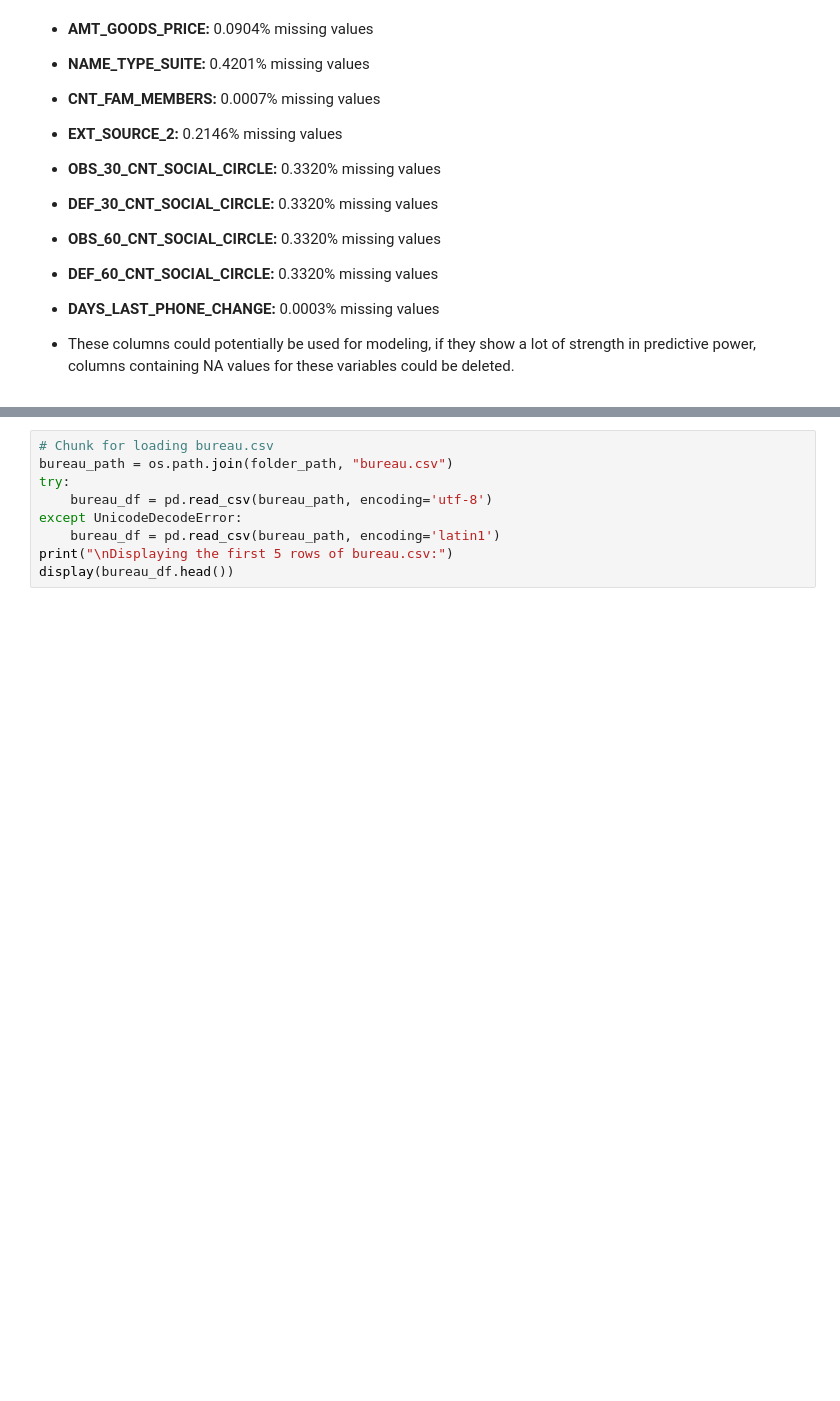
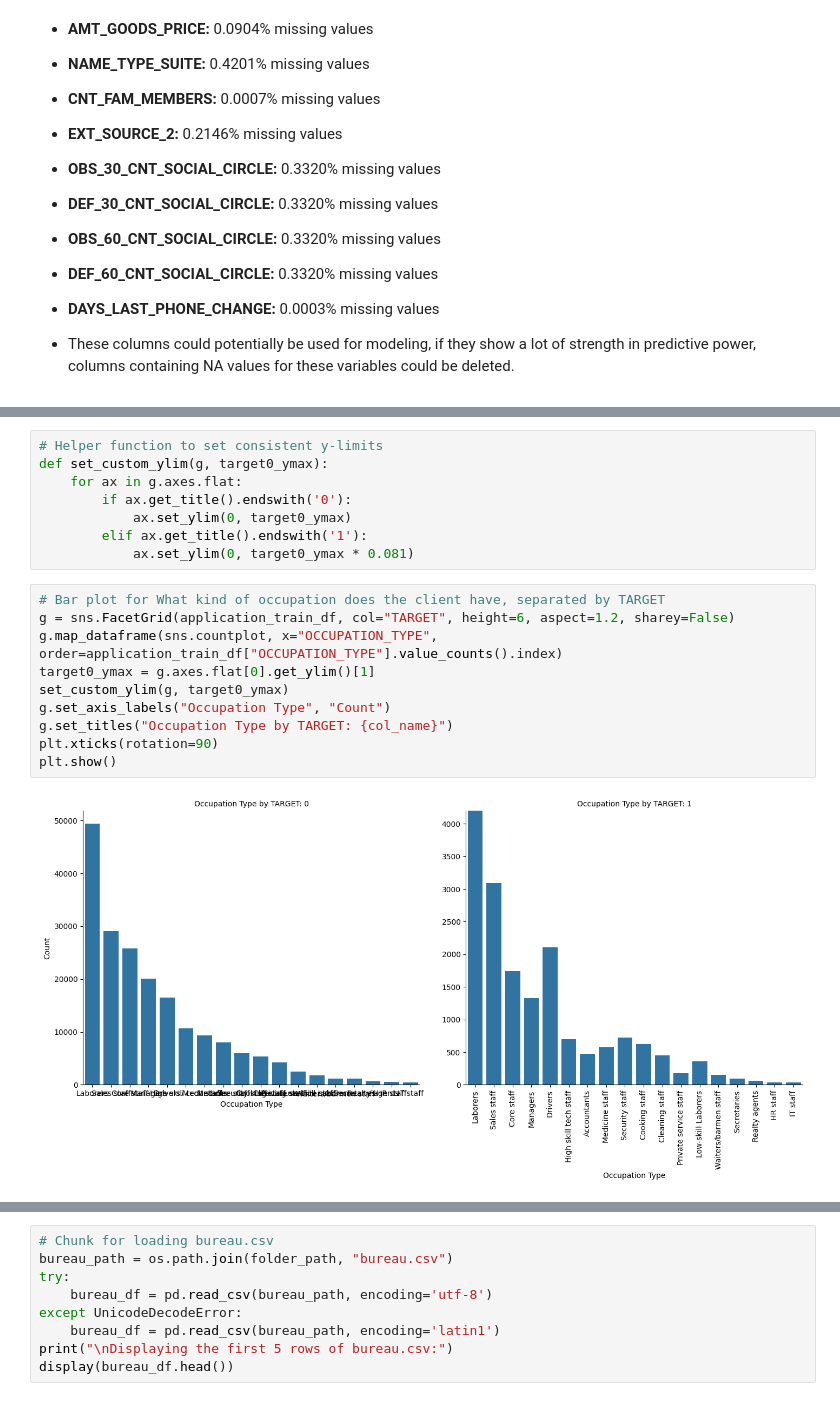
Before and after one commit to mattjohnescu/Practice-Capstone-Project, a Jupyter notebook: EDA Notebook.ipynb, the cells around one changed output, grey strips where cells are left out. Cells and saved outputs as stored; diff of their text form; blank space fills up the shorter version.

```diff
--- a/EDA Notebook.ipynb
+++ b/EDA Notebook.ipynb
@@ -363,0 +412,20 @@ All of these variables are related to housing characteristics and may have missi
+# %%
+# Helper function to set consistent y-limits
+def set_custom_ylim(g, target0_ymax):
+    for ax in g.axes.flat:
+        if ax.get_title().endswith('0'):
+            ax.set_ylim(0, target0_ymax)
+        elif ax.get_title().endswith('1'):
+            ax.set_ylim(0, target0_ymax * 0.081)
+# %%
+# Bar plot for What kind of occupation does the client have, separated by TARGET
+g = sns.FacetGrid(application_train_df, col="TARGET", height=6, aspect=1.2, sharey=False)
+g.map_dataframe(sns.countplot, x="OCCUPATION_TYPE", order=application_train_df["OCCUPATION_TYPE"].value_counts().index)
+target0_ymax = g.axes.flat[0].get_ylim()[1]
+set_custom_ylim(g, target0_ymax)
+g.set_axis_labels("Occupation Type", "Count")
+g.set_titles("Occupation Type by TARGET: {col_name}")
+plt.xticks(rotation=90)
+plt.show()
+# %% [output]
+[figure, added]
```
Also changed, not shown: parts of 21 cells of this notebook.
